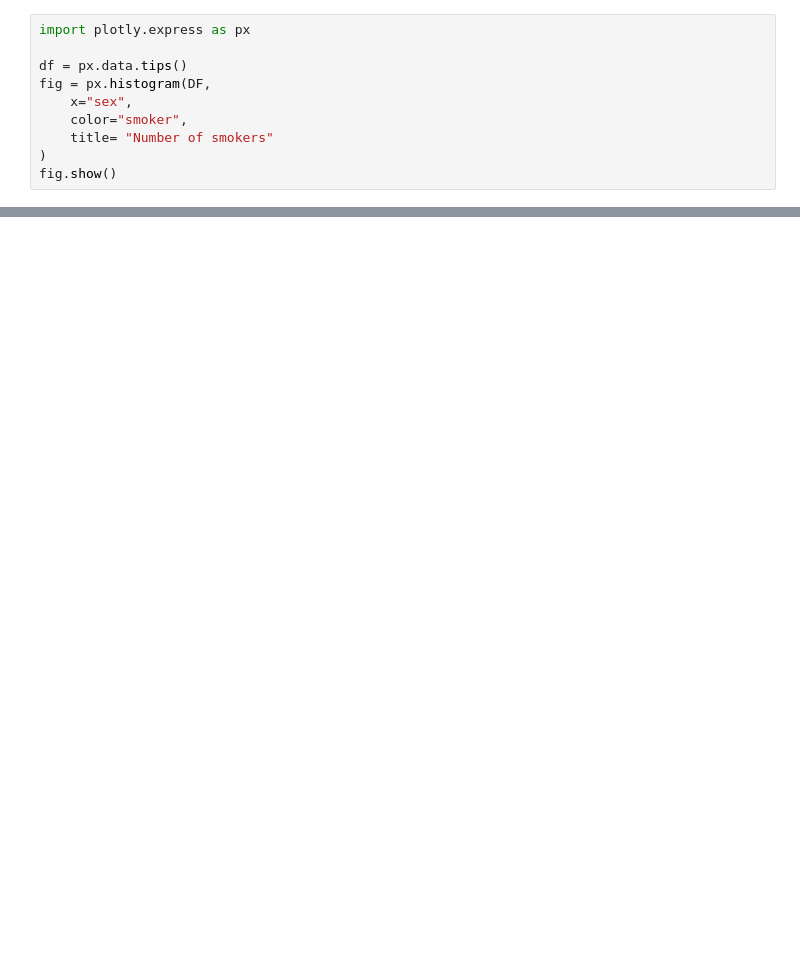
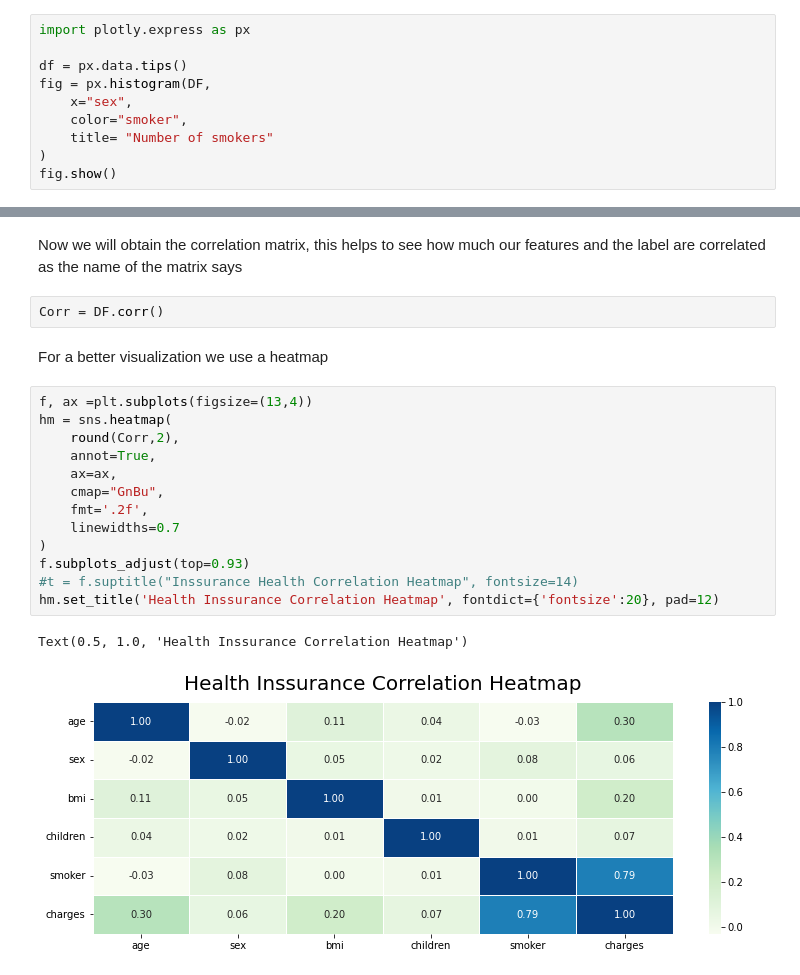
Before and after one commit to BanuelosCarlos/Health-insurance-predicition, a Jupyter notebook: Health_insurance.ipynb, the cells around one changed output, grey strips where cells are left out. Saved outputs shown, nothing was run; the diff lists cells and outputs as text; blank space fills up the shorter version.

```diff
--- a/Health_insurance.ipynb
+++ b/Health_insurance.ipynb
@@ -98,0 +95,22 @@ plt.show()
+# %% [markdown]
+Now we will obtain the correlation matrix, this helps to see how much our features and the label are correlated as the name of the matrix says
+# %%
+Corr = DF.corr()
+# %% [markdown]
+For a better visualization we use a heatmap
+# %%
+f, ax =plt.subplots(figsize=(13,4))
+hm = sns.heatmap(
+    round(Corr,2),
+    annot=True,
+    ax=ax,
+    cmap="GnBu",
+    fmt='.2f',
+    linewidths=0.7
+)
+f.subplots_adjust(top=0.93)
+#t = f.suptitle("Inssurance Health Correlation Heatmap", fontsize=14)
+hm.set_title('Health Inssurance Correlation Heatmap', fontdict={'fontsize':20}, pad=12)
+# %% [output]
+Text(0.5, 1.0, 'Health Inssurance Correlation Heatmap')
+[figure, added]
```
Also changed, not shown: parts of 19 cells of this notebook.
